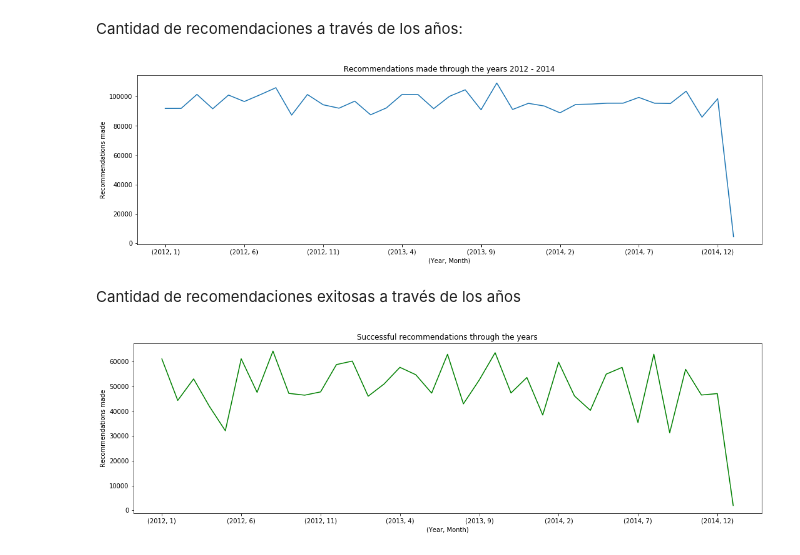
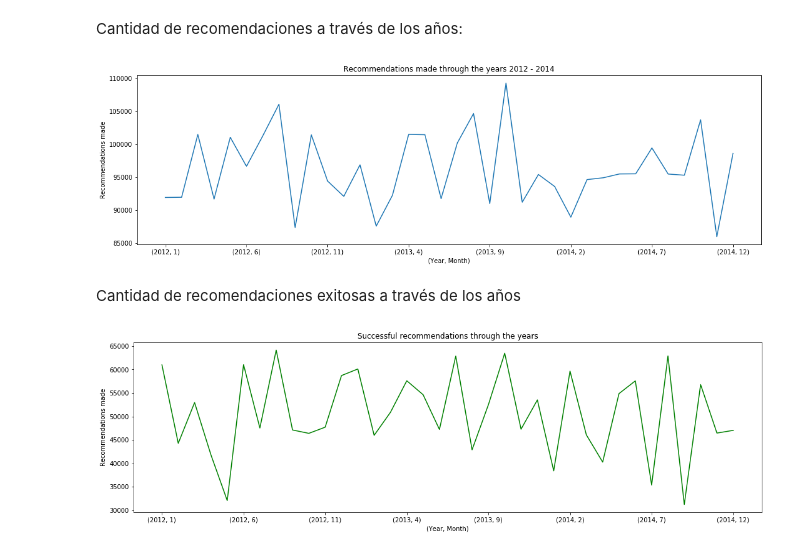
Before and after one commit to ZzAntares/stock-recommendations-analysis, a Jupyter notebook: Project_ZZAlpha_DataSet_Analysis.ipynb, the cells around one changed output. Saved outputs shown, nothing was run; the diff lists cells and outputs as text; code cells hidden in the pictures.

```diff
--- a/Project_ZZAlpha_DataSet_Analysis.ipynb
+++ b/Project_ZZAlpha_DataSet_Analysis.ipynb
@@ -490,20 +515,22 @@ recommendations.head()
 # %% [markdown]
 Cantidad de recomendaciones a través de los años:
+# %%
+active_recommendations = recommendations[recommendations.index.year != 2015]
 # %%
-recommendations.groupby([recommendations.index.year, recommendations.index.month]).size().plot(title='Recommendations made through the years 2012 - 2014', figsize=(18, 5))
+active_recommendations.groupby([active_recommendations.index.year, active_recommendations.index.month]).size().plot(title='Recommendations made through the years 2012 - 2014', figsize=(18, 5))
 plt.xlabel('(Year, Month)')
 plt.ylabel('Recommendations made')
 plt.show()
 # %% [output]
-[figure, old version]
+[figure, new version]
 # %% [markdown]
 Cantidad de recomendaciones exitosas a través de los años
 # %%
-sr = recommendations[recommendations.outcome == 'successful']
+sr = active_recommendations[active_recommendations.outcome == 'successful']
 sr.groupby([sr.index.year, sr.index.month]).size().plot(title='Successful recommendations through the years', figsize=(18, 5), color='green')
 
 plt.xlabel('(Year, Month)')
 plt.ylabel('Recommendations made')
 plt.show()
 # %% [output]
-[figure, old version]
+[figure, new version]
```
Also changed, not shown: parts of 13 cells of this notebook, 10 other files.
